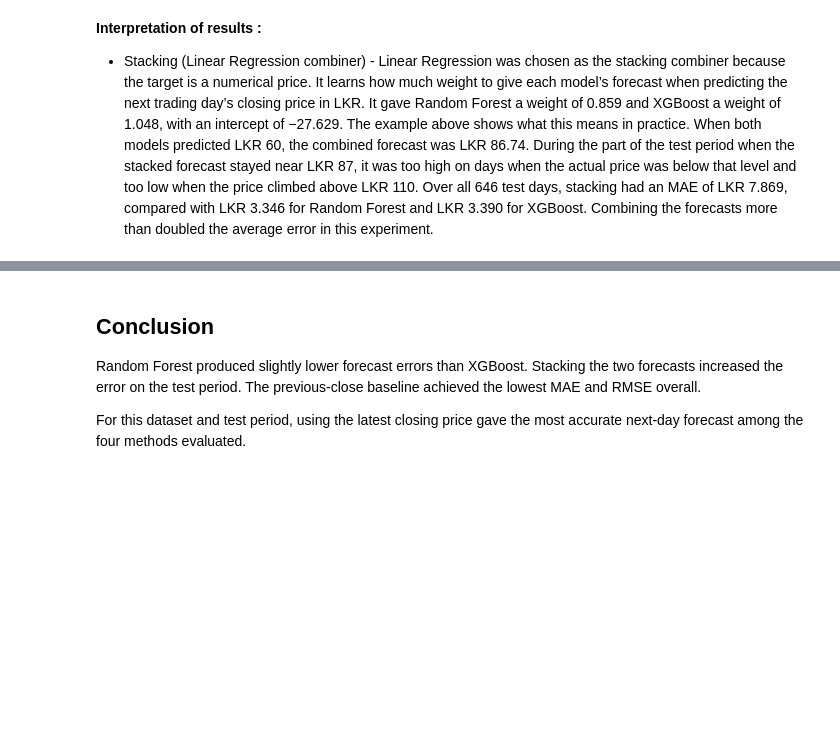
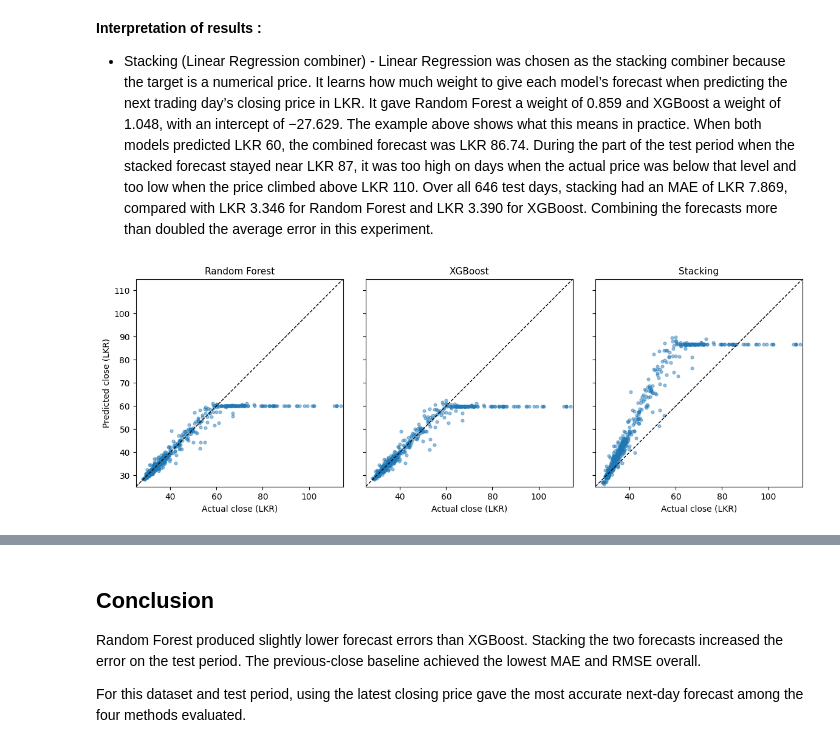
Before and after one commit to Navo-Ama-Perera/ML_Assignment1, a Jupyter notebook: 01_RF_vs_XGBoost.ipynb, the cells around one changed output, grey strips where cells are left out. Cells and saved outputs as stored; diff of their text form; code cells hidden in the pictures; blank space fills up the shorter version.

```diff
--- a/01_RF_vs_XGBoost.ipynb
+++ b/01_RF_vs_XGBoost.ipynb
@@ -43,6 +38,32 @@ Dataset shape: (3239, 7)
 | 2 | 7/13/2009 | 45.75 | 46.0 | 47.0 | 45.75 | 22.10K | -0.54% |
 | 3 | 7/14/2009 | 45.75 | 45.5 | 46.0 | 45.00 | 20.60K | 0.00% |
 | 4 | 7/15/2009 | 45.50 | 45.5 | 46.0 | 45.25 | 23.60K | -0.55% |
+# %%
+def plot_actual_vs_predicted(data, models):
+    # Use the same scale for every plot so the models are easy to compare.
+    prices = data[["Actual", *models]]
+    low = prices.min().min() - 1
+    high = prices.max().max() + 1
+
+    fig, axes = plt.subplots(
+        1, len(models), figsize=(4 * len(models), 4),
+        sharex=True, sharey=True, squeeze=False,
+    )
+
+    for ax, model in zip(axes[0], models):
+        # Each dot represents one test trading day.
+        ax.scatter(data["Actual"], data[model], s=12, alpha=0.45)
+        ax.plot([low, high], [low, high], "k--", linewidth=1)
+
+        ax.set_title(model, fontsize=11, wrap=True)
+        ax.set_xlabel("Actual close (LKR)")
+        ax.set_xlim(low, high)
+        ax.set_ylim(low, high)
+        ax.set_aspect("equal")
+
+    axes[0, 0].set_ylabel("Predicted close (LKR)")
+    fig.tight_layout()
+    plt.show()
 # %% [markdown]
 ## Preparing the price data
 
@@ -296,3 +331,11 @@ Stacked forecast when both predict LKR 60: LKR 86.74
 
 
 *  Stacking (Linear Regression combiner) - Linear Regression was chosen as the stacking combiner because the target is a numerical price. It learns how much weight to give each model’s forecast when predicting the next trading day’s closing price in LKR. It gave Random Forest a weight of 0.859 and XGBoost a weight of 1.048, with an intercept of −27.629. The example above shows what this means in practice. When both models predicted LKR 60, the combined forecast was LKR 86.74. During the part of the test period when the stacked forecast stayed near LKR 87, it was too high on days when the actual price was below that level and too low when the price climbed above LKR 110. Over all 646 test days, stacking had an MAE of LKR 7.869, compared with LKR 3.346 for Random Forest and LKR 3.390 for XGBoost. Combining the forecasts more than doubled the average error in this experiment.
+# %%
+# Compare the two base models and their Linear Regression combiner.
+plot_actual_vs_predicted(
+    predictions,
+    ["Random Forest", "XGBoost", "Stacking"],
+)
+# %% [output]
+[figure, added]
```
Also changed, not shown: parts of 5 cells of this notebook, 3 other files.
